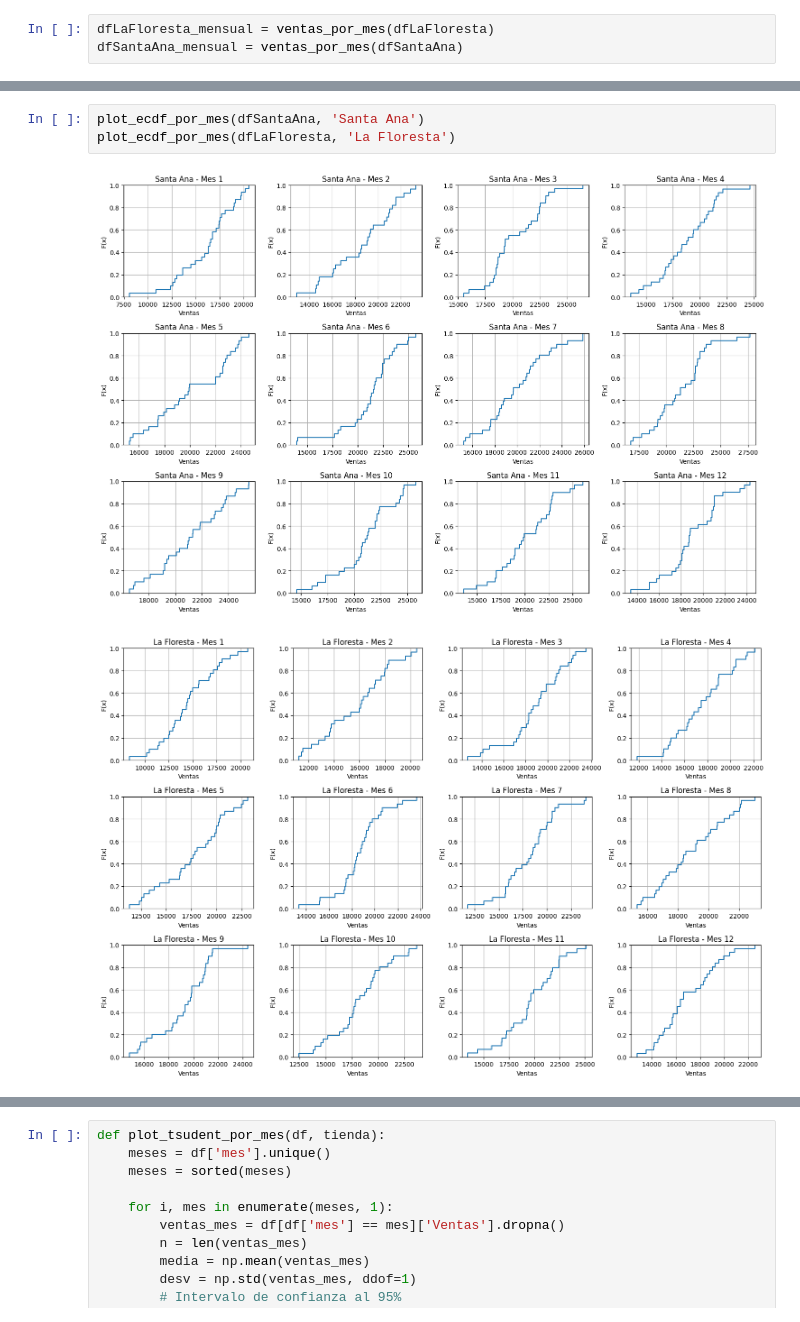
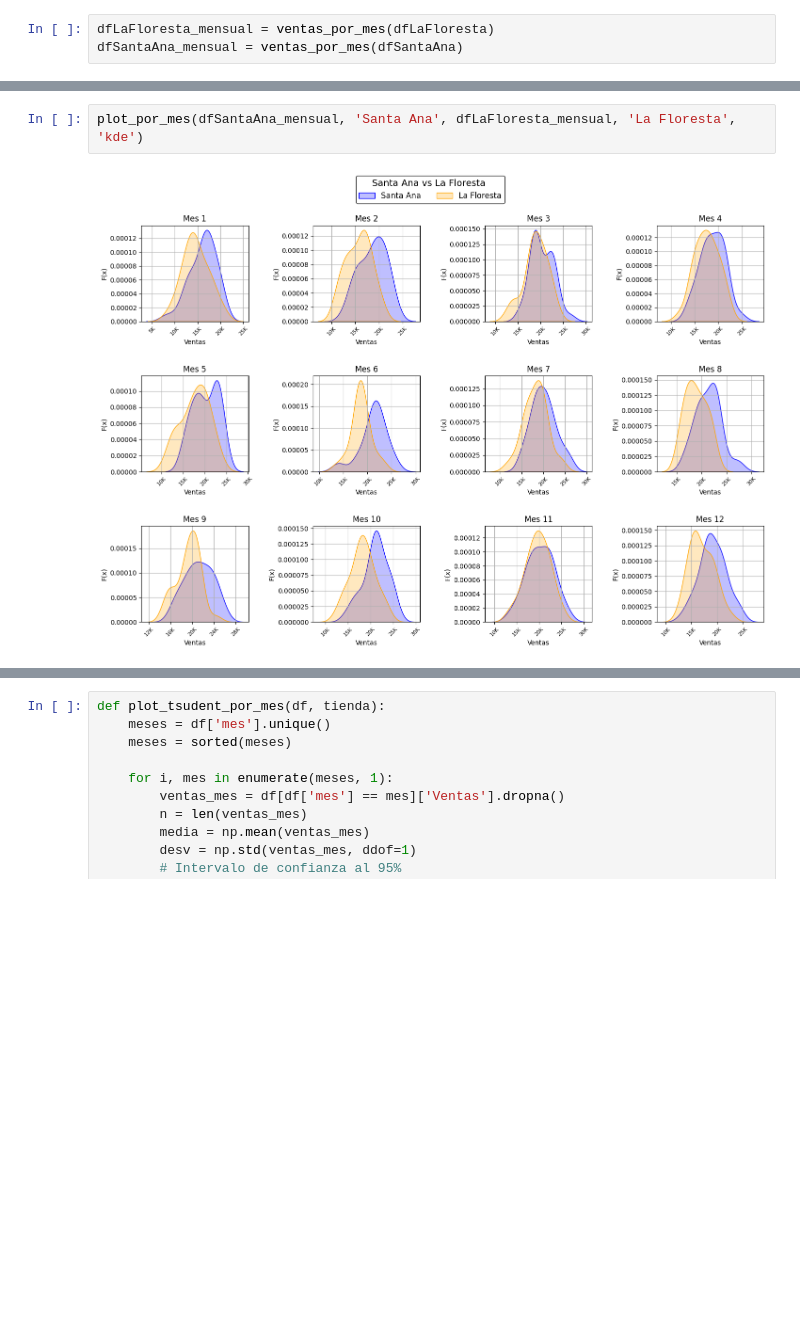
Before and after one commit to martinbrocca/CEIA-PEIA, a Jupyter notebook: TP3/TP3.ipynb, the cells around one changed output, grey strips where cells are left out. Cells and saved outputs as stored; diff of their text form; blank space fills up the shorter version.

```diff
--- a/TP3/TP3.ipynb
+++ b/TP3/TP3.ipynb
@@ -96,6 +119,4 @@ NameError: name 'dfSantaAna' is not defined
 # %%
-plot_ecdf_por_mes(dfSantaAna, 'Santa Ana')
-plot_ecdf_por_mes(dfLaFloresta, 'La Floresta')
+plot_por_mes(dfSantaAna_mensual, 'Santa Ana', dfLaFloresta_mensual, 'La Floresta', 'kde')
 # %% [output]
-[figure, old version]
+[figure, new version]
-[figure, removed]
```
Also changed, not shown: parts of 11 cells of this notebook.
